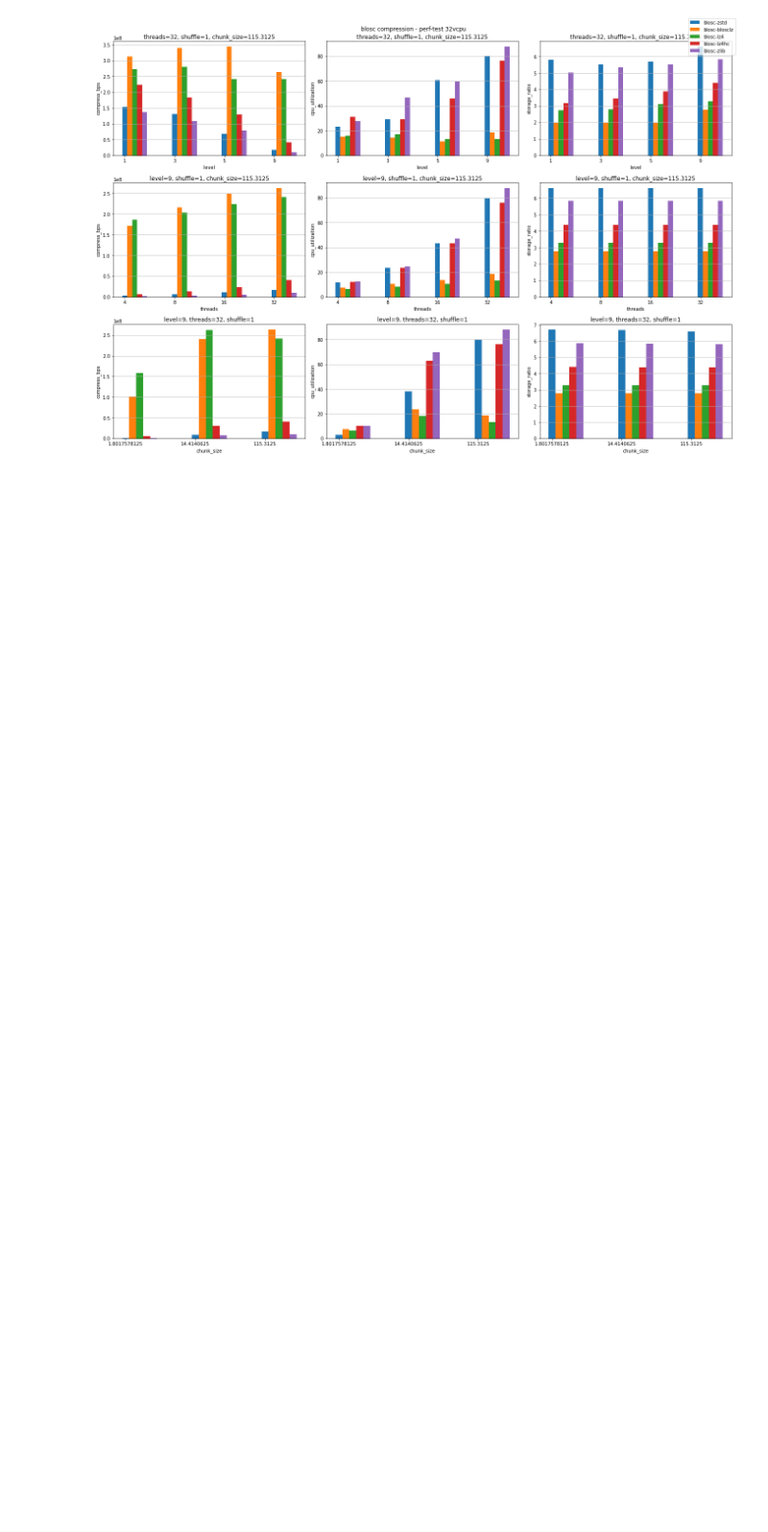
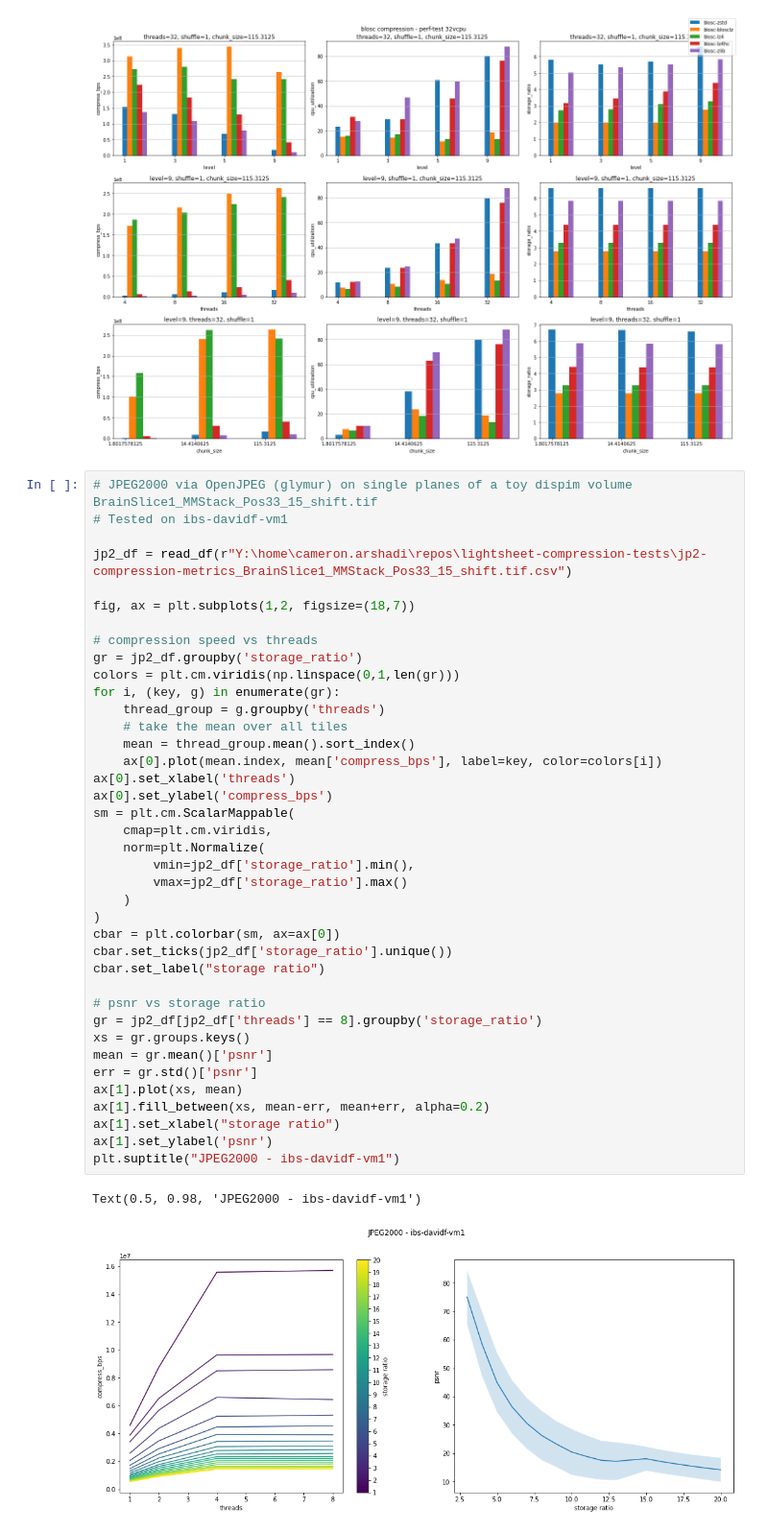
Before and after one commit to AllenNeuralDynamics/lightsheet-compression-tests, a Jupyter notebook: compression_plots.ipynb, the cells around one changed output. Shown at 96% size. Cells and saved outputs as stored; diff of their text form; blank space fills up the shorter version.

Commit message:
add JPEG2000 plots

```diff
--- a/compression_plots.ipynb
+++ b/compression_plots.ipynb
@@ -312,3 +314,45 @@ plt.suptitle("blosc compression - perf-test 32vcpu")
 plt.tight_layout()
 # %% [output]
 [figure]
+# %%
+# JPEG2000 via OpenJPEG (glymur) on single planes of a toy dispim volume BrainSlice1_MMStack_Pos33_15_shift.tif
+# Tested on ibs-davidf-vm1
+
+jp2_df = read_df(r"Y:\home\cameron.arshadi\repos\lightsheet-compression-tests\jp2-compression-metrics_BrainSlice1_MMStack_Pos33_15_shift.tif.csv")
+
+fig, ax = plt.subplots(1,2, figsize=(18,7))
+
+# compression speed vs threads
+gr = jp2_df.groupby('storage_ratio')
+colors = plt.cm.viridis(np.linspace(0,1,len(gr)))
+for i, (key, g) in enumerate(gr):
+    thread_group = g.groupby('threads')
+    # take the mean over all tiles
+    mean = thread_group.mean().sort_index()
+    ax[0].plot(mean.index, mean['compress_bps'], label=key, color=colors[i])
+ax[0].set_xlabel('threads')
+ax[0].set_ylabel('compress_bps')
+sm = plt.cm.ScalarMappable(
+    cmap=plt.cm.viridis,
+    norm=plt.Normalize(
+        vmin=jp2_df['storage_ratio'].min(),
+        vmax=jp2_df['storage_ratio'].max()
+    )
+)
+cbar = plt.colorbar(sm, ax=ax[0])
+cbar.set_ticks(jp2_df['storage_ratio'].unique())
+cbar.set_label("storage ratio")
+
+# psnr vs storage ratio
+gr = jp2_df[jp2_df['threads'] == 8].groupby('storage_ratio')
+xs = gr.groups.keys()
+mean = gr.mean()['psnr']
+err = gr.std()['psnr']
+ax[1].plot(xs, mean)
+ax[1].fill_between(xs, mean-err, mean+err, alpha=0.2)
+ax[1].set_xlabel("storage ratio")
+ax[1].set_ylabel('psnr')
+plt.suptitle("JPEG2000 - ibs-davidf-vm1")
+# %% [output]
+Text(0.5, 0.98, 'JPEG2000 - ibs-davidf-vm1')
+[figure, added]
```
Also changed, not shown: parts of 2 cells of this notebook.
